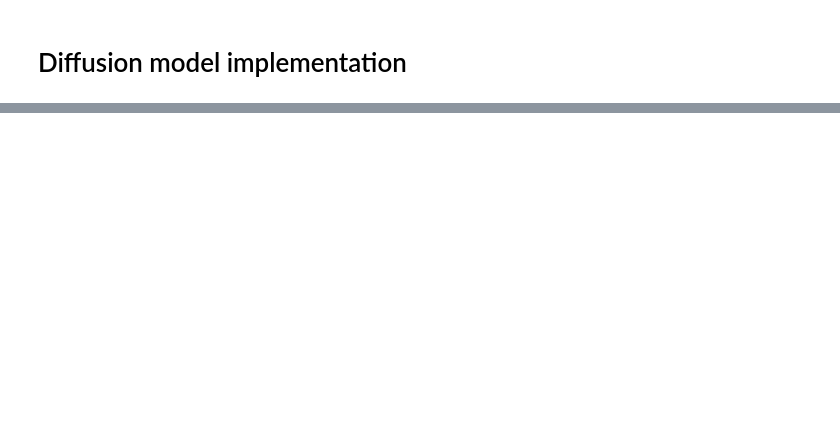
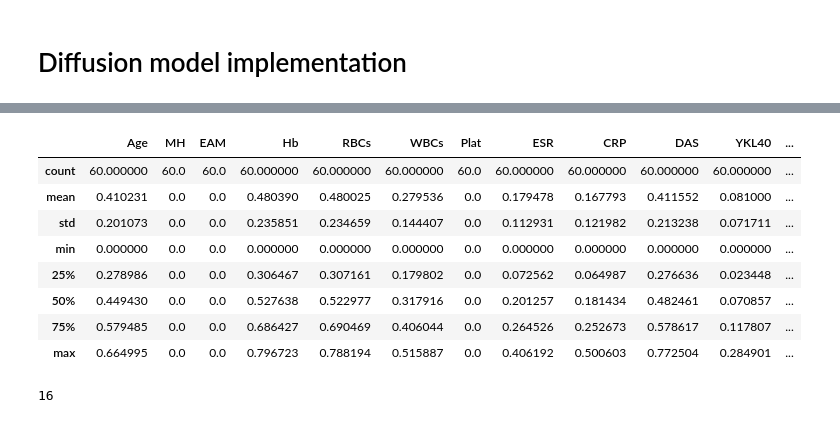
Before and after one commit to AhmedMousa-ag/AWS-Healthcare-Data-Synthetic-Diffusion-Egypt, a Jupyter notebook: draft.ipynb, the cells around one changed output, grey strips where cells are left out. Saved outputs shown, nothing was run; the diff lists cells and outputs as text; code cells hidden in the pictures; blank space fills up the shorter version.

```diff
--- a/draft.ipynb
+++ b/draft.ipynb
@@ -96,0 +426,3 @@ ModuleNotFoundError: No module named 'torch'
+# %%
+noise_generator = noise_data_producer()
+produced_data = noise_generator.produce_fake_data(60)
@@ -96,0 +440,3 @@ ModuleNotFoundError: No module named 'torch'
+# %%
+produced_data_frame = pd.DataFrame(produced_data,columns=['Age', 'MH', 'EAM', 'Hb', 'RBCs', 'WBCs', 'Plat', 'ESR', 'CRP', 'DAS',
+       'YKL40', 'RF', 'Anticcp', 'Ast', 'Alt', 'sex'])
@@ -96,0 +452,10 @@ ModuleNotFoundError: No module named 'torch'
+# %%
+def convert_to_int(data):
+    new_data = []
+    for x in data:
+        new_data.append(int(x))
+    return new_data
+# %%
+str_col = ["sex","MH","EAM"]
+for col in str_col:
+    produced_data_frame[col] = convert_to_int(produced_data_frame[col])
@@ -96,0 +494,16 @@ ModuleNotFoundError: No module named 'torch'
+# %%
+produced_data_frame.describe() # The produced data
+# %% [output]
+|  | Age | MH | EAM | Hb | RBCs | WBCs | Plat | ESR | CRP | DAS | YKL40 | ... |
+| count | 60.000000 | 60.0 | 60.0 | 60.000000 | 60.000000 | 60.000000 | 60.0 | 60.000000 | 60.000000 | 60.000000 | 60.000000 | ... |
+| mean | 0.410231 | 0.0 | 0.0 | 0.480390 | 0.480025 | 0.279536 | 0.0 | 0.179478 | 0.167793 | 0.411552 | 0.081000 | ... |
+| std | 0.201073 | 0.0 | 0.0 | 0.235851 | 0.234659 | 0.144407 | 0.0 | 0.112931 | 0.121982 | 0.213238 | 0.071711 | ... |
+| min | 0.000000 | 0.0 | 0.0 | 0.000000 | 0.000000 | 0.000000 | 0.0 | 0.000000 | 0.000000 | 0.000000 | 0.000000 | ... |
+| 25% | 0.278986 | 0.0 | 0.0 | 0.306467 | 0.307161 | 0.179802 | 0.0 | 0.072562 | 0.064987 | 0.276636 | 0.023448 | ... |
+| 50% | 0.449430 | 0.0 | 0.0 | 0.527638 | 0.522977 | 0.317916 | 0.0 | 0.201257 | 0.181434 | 0.482461 | 0.070857 | ... |
+| 75% | 0.579485 | 0.0 | 0.0 | 0.686427 | 0.690469 | 0.406044 | 0.0 | 0.264526 | 0.252673 | 0.578617 | 0.117807 | ... |
+| max | 0.664995 | 0.0 | 0.0 | 0.796723 | 0.788194 | 0.515887 | 0.0 | 0.406192 | 0.500603 | 0.772504 | 0.284901 | ... |
+# %%
+produced_data_frame["sex"][produced_data_frame["sex"]==0].count()
+# %% [output]
+16
```
Also changed, not shown: parts of 70 cells of this notebook.
